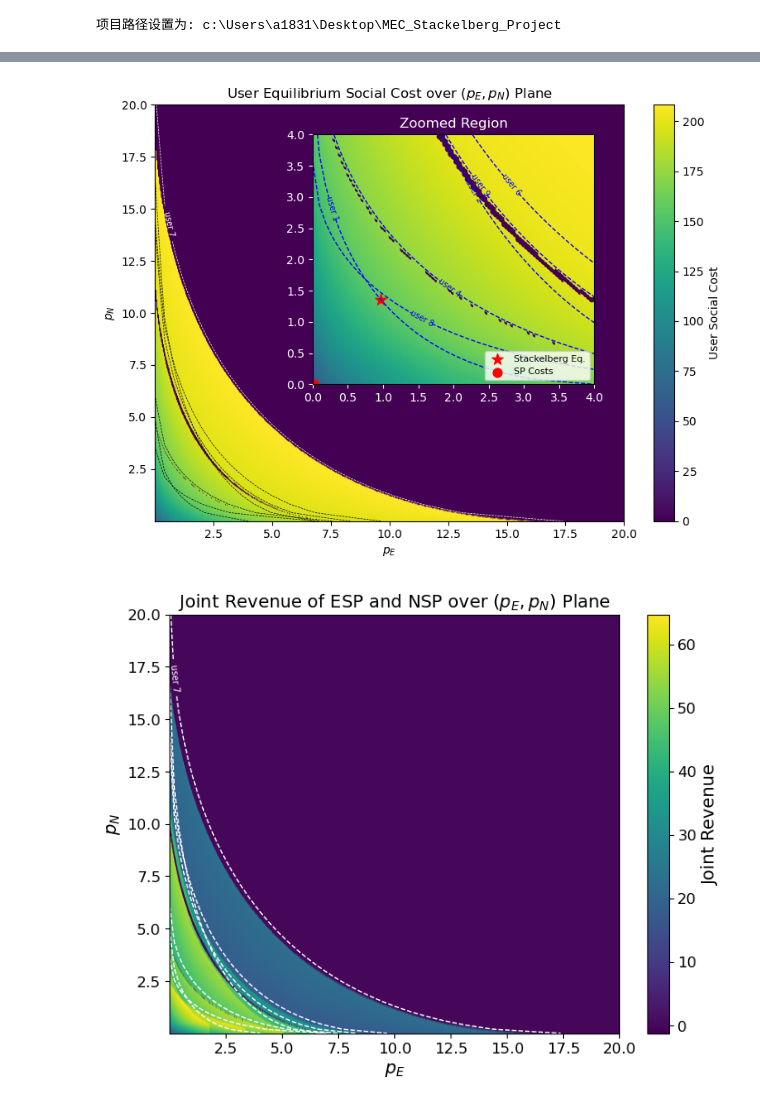
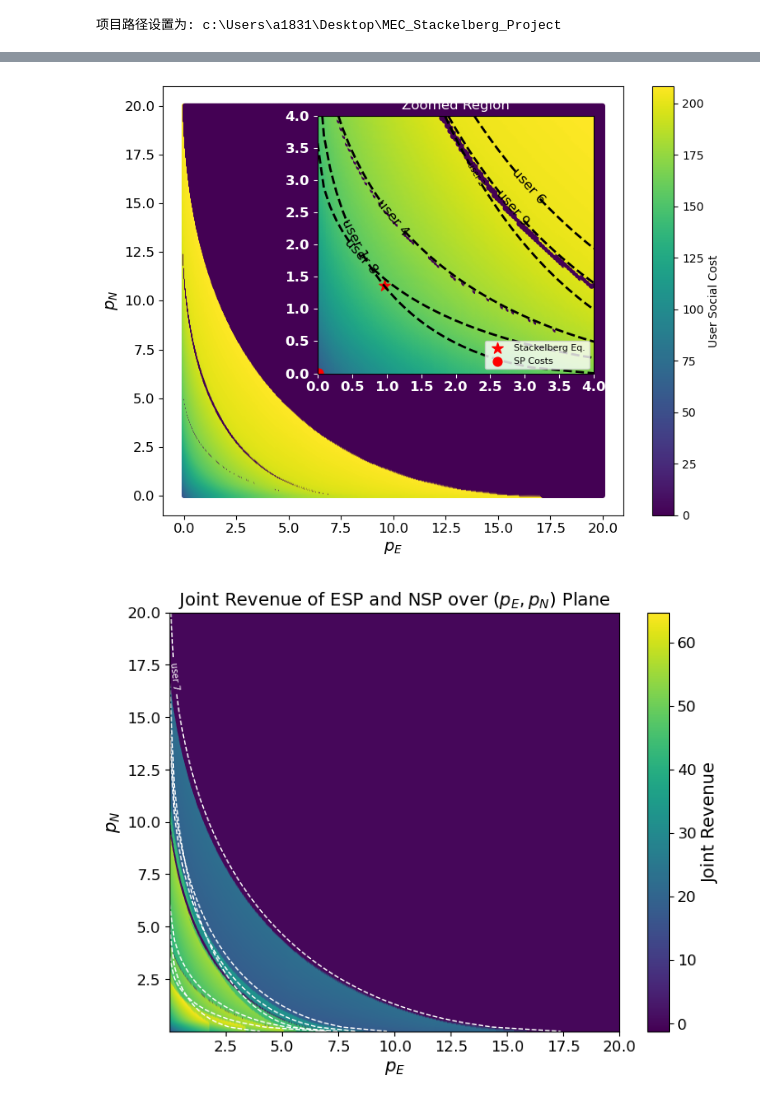
Before and after one commit to Barytes/MEC_Stackelberg_Project, a Jupyter notebook: notebooks/Figures.ipynb, the cells around one changed output, grey strips where cells are left out. Saved outputs shown, nothing was run; the diff lists cells and outputs as text; code cells hidden in the pictures.

```diff
--- a/notebooks/Figures.ipynb
+++ b/notebooks/Figures.ipynb
@@ -40,6 +41,7 @@ users = run_experiment.create_users(config,SEED,True)
 provider = run_experiment.create_provider(config)
 for user in users:
   print(user.user_id)
+  user.print_user()
   user.print_bounds(1e-1,1e-1)
   user.print_costs(1e-1,1e-1)
 # %% [output]
@@ -84,0 +65,19 @@ X_oracle={1, 2, 4, 6, 7, 8, 9}, U_oracle=64.71542895789317
+# %%
+def default_converter(o):
+    if isinstance(o, (set)):
+        return list(o)
+    if isinstance(o, (np.int_, np.int32, np.int64)):
+        return int(o)
+    if isinstance(o, (np.float_, np.float32, np.float64)):
+        return float(o)
+    raise TypeError(f"Object of type {o.__class__.__name__} is not JSON serializable")
+
+# 文件路径
+PEPN_BASE10_JSON_PATH = os.path.join(PROJECT_PATH, "results", "pepn_base10.json")
+
+pe_or, pn_or, X_or, U_or, results_or = baseline_solver.oracle_baseline_greedy(users, provider, (1e-3,20), (1e-3,20), 500)
+print("pe_oracle, pn_oracle=", pe_or, pn_or)
+print(f"X_oracle={X_or}, U_oracle={U_or}")
+
+with open(PEPN_BASE10_JSON_PATH, "w", encoding="utf-8") as f:
+    json.dump(results_or, f, ensure_ascii=False, indent=2, default=default_converter)
@@ -102,32 +119,34 @@ V_vals_filtered = np.array([r["social_cost"] for r in filtered_results])
 # ======= 主图（大图） =======
 fig, ax = plt.subplots(figsize=(8,6))
 sc = ax.scatter(p_E_vals, p_N_vals, c=V_vals, cmap="viridis", s=10)
-ax.set_xlabel("$p_E$")
-ax.set_ylabel("$p_N$")
-plt.title("User Equilibrium Social Cost over $(p_E, p_N)$ Plane")
-p_E_range = np.linspace(1e-3, 20, 50)
-p_N_range = np.linspace(1e-3, 20, 50)
-for user in users:
-    if user.user_id in [0,3,5]: continue
-    a, d, b, S, C_l = user.task.alpha, user.task.d, user.task.b, user.S_i, user.cost_local()
-    A_i = 2*np.sqrt(a*d)
-    B_i = 2*np.sqrt(a*b/S)
+ax.set_xlabel("$p_E$", fontsize=14, fontweight='bold')
+ax.set_ylabel("$p_N$", fontsize=14, fontweight='bold')
+plt.xticks(fontsize=12)
+plt.yticks(fontsize=12)
+# plt.title("User Equilibrium Social Cost over $(p_E, p_N)$ Plane")
+# p_E_range = np.linspace(1e-3, 20, 50)
+# p_N_range = np.linspace(1e-3, 20, 50)
+# for user in users:
+#     if user.user_id in [0,3,5]: continue
+#     a, d, b, S, C_l = user.task.alpha, user.task.d, user.task.b, user.S_i, user.cost_local()
+#     A_i = 2*np.sqrt(a*d)
+#     B_i = 2*np.sqrt(a*b/S)
 
-    P_E, P_N = np.meshgrid(p_E_range, p_N_range)
-    constraint = A_i*np.sqrt(P_E) + B_i*np.sqrt(P_N)
+#     P_E, P_N = np.meshgrid(p_E_range, p_N_range)
+#     constraint = A_i*np.sqrt(P_E) + B_i*np.sqrt(P_N)
 
-    # 绘制轮廓线 (等于C_l的线)
-    if user.user_id != 7:
-        CS = plt.contour(P_E, P_N, constraint, levels=[C_l], linewidths=0.5, colors='black',linestyles='dashed')
-    # plt.clabel(CS, inline=True, fontsize=5, fmt={C_l: f'user {user.user_id}'})
+#     # 绘制轮廓线 (等于C_l的线)
+#     if user.user_id != 7:
+#         CS = plt.contour(P_E, P_N, constraint, levels=[C_l], linewidths=0.5, colors='black',linestyles='dashed')
+#     # plt.clabel(CS, inline=True, fontsize=5, fmt={C_l: f'user {user.user_id}'})
 
-    if user.user_id == 7:
-        CS = plt.contour(P_E, P_N, constraint, levels=[C_l], linewidths=0.5, colors='white',linestyles='dashed')
-        plt.clabel(CS, inline=True, fontsize=7,
-           fmt={C_l: f'user {user.user_id}'},
-           inline_spacing=5,
-           use_clabeltext=True,
-           rightside_up=True)
+#     if user.user_id == 7:
+#         CS = plt.contour(P_E, P_N, constraint, levels=[C_l], linewidths=0.5, colors='white',linestyles='dashed')
+#         plt.clabel(CS, inline=True, fontsize=7,
+#            fmt={C_l: f'user {user.user_id}'},
+#            inline_spacing=5,
+#            use_clabeltext=True,
+#            rightside_up=True)
 
 # 添加 colorbar
 cbar = plt.colorbar(sc, ax=ax)
@@ -138,37 +157,40 @@ inset_ax = inset_axes(ax, width="60%", height="60%", loc='upper right', borderpa
 
 sc2 = inset_ax.scatter(p_E_filtered, p_N_filtered, c=V_vals_filtered, cmap="viridis", s=20)
 
 # 标注Stackelberg解与SP成本点
 inset_ax.scatter([pe_or], [pn_or], color='red', marker='*', s=100, label='Stackelberg Eq.')
 inset_ax.scatter([provider.c_E], [provider.c_N], color='red', marker='o', s=60, label='SP Costs')
 
 # 绘制用户的等效成本边界曲线
 p_E_range = np.linspace(1e-3, 4, 45)
 p_N_range = np.linspace(1e-3, 4, 45)
 P_E, P_N = np.meshgrid(p_E_range, p_N_range)
 for user in users:
     if user.user_id in [0,3,5]: continue
     a, d, b, S, C_l = user.task.alpha, user.task.d, user.task.b, user.S_i, user.cost_local()
     A_i = 2*np.sqrt(a*d)
     B_i = 2*np.sqrt(a*b/S)
     constraint = A_i*np.sqrt(P_E) + B_i*np.sqrt(P_N)
     if user.user_id == 2:
-        CS = inset_ax.contour(P_E, P_N, constraint, levels=[C_l], linewidths=1, colors='blue', linestyles='dashed')
+        CS = inset_ax.contour(P_E, P_N, constraint, levels=[C_l], linewidths=2, colors='black', linestyles='dashed')
         inset_ax.clabel(CS, inline=True, fontsize=7, fmt={C_l: f'user {user.user_id}'})
     else:
-        CS = inset_ax.contour(P_E, P_N, constraint, levels=[C_l], linewidths=1, colors='blue', linestyles='dashed')
-        inset_ax.clabel(CS, inline=True, fontsize=7, fmt={C_l: f'user {user.user_id}'})
+        CS = inset_ax.contour(P_E, P_N, constraint, levels=[C_l], linewidths=2, colors='black', linestyles='dashed')
+        inset_ax.clabel(CS, inline=True, fontsize=12, fmt={C_l: f'user {user.user_id}'})
 
 inset_ax.set_xlim(0, 4)
 inset_ax.set_ylim(0, 4)
 inset_ax.tick_params(axis='both', colors='white')
 inset_ax.set_title("Zoomed Region", color='white')
 inset_ax.legend(fontsize=8, loc='lower right')
 
+plt.xticks(fontsize=12, fontweight='bold')
+plt.yticks(fontsize=12, fontweight='bold')
+
 plt.tight_layout()
 plt.show()
 # %% [output]
-[figure, old version]
+[figure, new version]
 # %%
 """
 ESP/NSP价格 vs SP总收益
```
Also changed, not shown: parts of 7 cells of this notebook, 20 other files.
